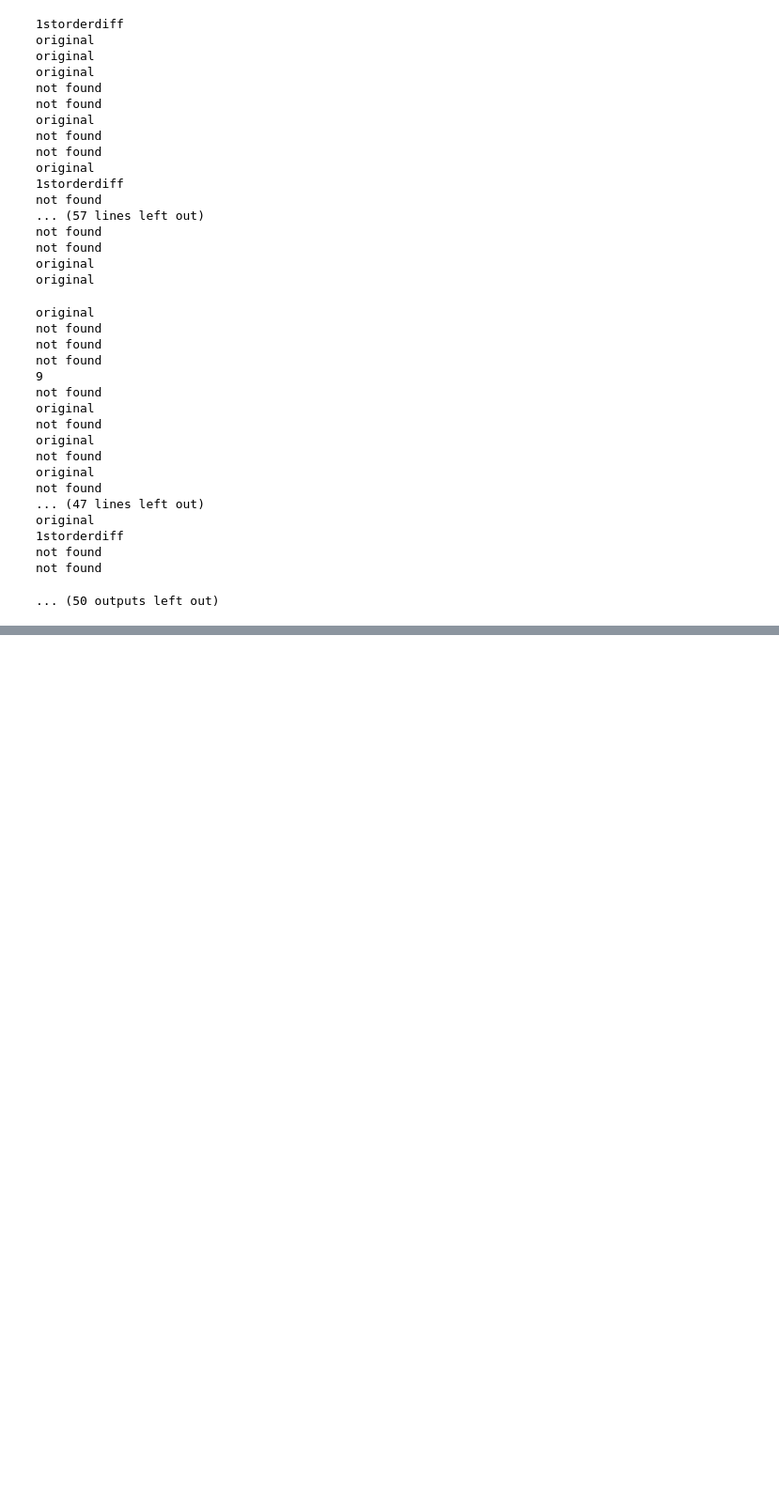
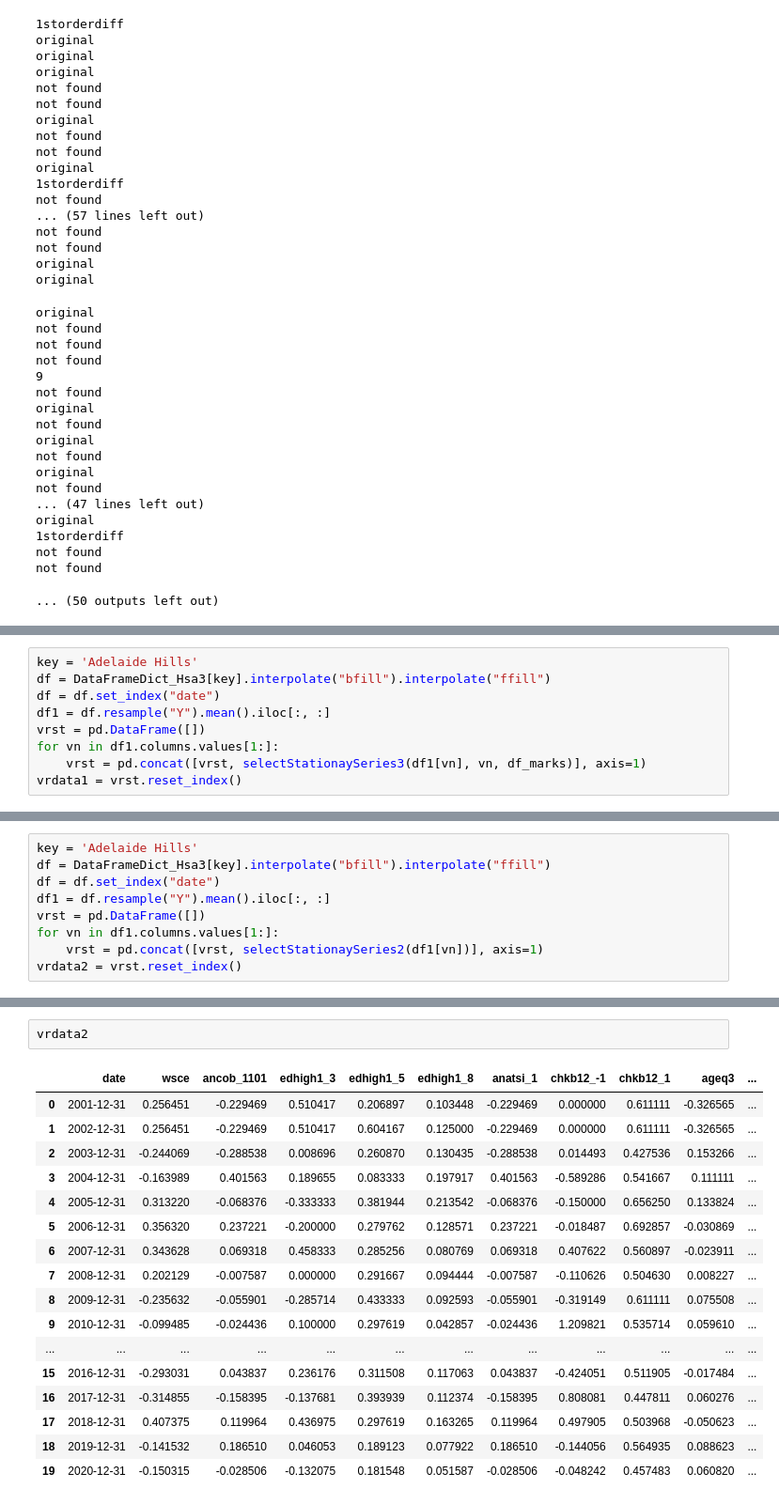
Before and after one commit to LyuLingfeng95/PhDProject1, a Jupyter notebook: Project1.ipynb, the cells around one changed output, grey strips where cells are left out. Shown at 94% size. Saved outputs shown, nothing was run; the diff lists cells and outputs as text; blank space fills up the shorter version.

```diff
--- a/Project1.ipynb
+++ b/Project1.ipynb
@@ -2257,0 +2258,9 @@ def selectStationaySeries3(variable_tar, marks):
+# %%
+key = 'Adelaide Hills'
+df = DataFrameDict_Hsa3[key].interpolate("bfill").interpolate("ffill")
+df = df.set_index("date")
+df1 = df.resample("Y").mean().iloc[:, :]
+vrst = pd.DataFrame([])
+for vn in df1.columns.values[1:]:
+    vrst = pd.concat([vrst, selectStationaySeries3(df1[vn], vn, df_marks)], axis=1)
+vrdata1 = vrst.reset_index()
@@ -2257,0 +2301,9 @@ def selectStationaySeries3(variable_tar, marks):
+# %%
+key = 'Adelaide Hills'
+df = DataFrameDict_Hsa3[key].interpolate("bfill").interpolate("ffill")
+df = df.set_index("date")
+df1 = df.resample("Y").mean().iloc[:, :]
+vrst = pd.DataFrame([])
+for vn in df1.columns.values[1:]:
+    vrst = pd.concat([vrst, selectStationaySeries2(df1[vn])], axis=1)
+vrdata2 = vrst.reset_index()
@@ -2257,0 +2328,20 @@ def selectStationaySeries3(variable_tar, marks):
+# %%
+vrdata2
+# %% [output]
+|  | date | wsce | ancob_1101 | edhigh1_3 | edhigh1_5 | edhigh1_8 | anatsi_1 | chkb12_-1 | chkb12_1 | ageq3 | ... |
+| 0 | 2001-12-31 | 0.256451 | -0.229469 | 0.510417 | 0.206897 | 0.103448 | -0.229469 | 0.000000 | 0.611111 | -0.326565 | ... |
+| 1 | 2002-12-31 | 0.256451 | -0.229469 | 0.510417 | 0.604167 | 0.125000 | -0.229469 | 0.000000 | 0.611111 | -0.326565 | ... |
+| 2 | 2003-12-31 | -0.244069 | -0.288538 | 0.008696 | 0.260870 | 0.130435 | -0.288538 | 0.014493 | 0.427536 | 0.153266 | ... |
+| 3 | 2004-12-31 | -0.163989 | 0.401563 | 0.189655 | 0.083333 | 0.197917 | 0.401563 | -0.589286 | 0.541667 | 0.111111 | ... |
+| 4 | 2005-12-31 | 0.313220 | -0.068376 | -0.333333 | 0.381944 | 0.213542 | -0.068376 | -0.150000 | 0.656250 | 0.133824 | ... |
+| 5 | 2006-12-31 | 0.356320 | 0.237221 | -0.200000 | 0.279762 | 0.128571 | 0.237221 | -0.018487 | 0.692857 | -0.030869 | ... |
+| 6 | 2007-12-31 | 0.343628 | 0.069318 | 0.458333 | 0.285256 | 0.080769 | 0.069318 | 0.407622 | 0.560897 | -0.023911 | ... |
+| 7 | 2008-12-31 | 0.202129 | -0.007587 | 0.000000 | 0.291667 | 0.094444 | -0.007587 | -0.110626 | 0.504630 | 0.008227 | ... |
+| 8 | 2009-12-31 | -0.235632 | -0.055901 | -0.285714 | 0.433333 | 0.092593 | -0.055901 | -0.319149 | 0.611111 | 0.075508 | ... |
+| 9 | 2010-12-31 | -0.099485 | -0.024436 | 0.100000 | 0.297619 | 0.042857 | -0.024436 | 1.209821 | 0.535714 | 0.059610 | ... |
+| ... | ... | ... | ... | ... | ... | ... | ... | ... | ... | ... | ... |
+| 15 | 2016-12-31 | -0.293031 | 0.043837 | 0.236176 | 0.311508 | 0.117063 | 0.043837 | -0.424051 | 0.511905 | -0.017484 | ... |
+| 16 | 2017-12-31 | -0.314855 | -0.158395 | -0.137681 | 0.393939 | 0.112374 | -0.158395 | 0.808081 | 0.447811 | 0.060276 | ... |
+| 17 | 2018-12-31 | 0.407375 | 0.119964 | 0.436975 | 0.297619 | 0.163265 | 0.119964 | 0.497905 | 0.503968 | -0.050623 | ... |
+| 18 | 2019-12-31 | -0.141532 | 0.186510 | 0.046053 | 0.189123 | 0.077922 | 0.186510 | -0.144056 | 0.564935 | 0.088623 | ... |
+| 19 | 2020-12-31 | -0.150315 | -0.028506 | -0.132075 | 0.181548 | 0.051587 | -0.028506 | -0.048242 | 0.457483 | 0.060820 | ... |
```
Also changed, not shown: parts of 27 cells of this notebook.
